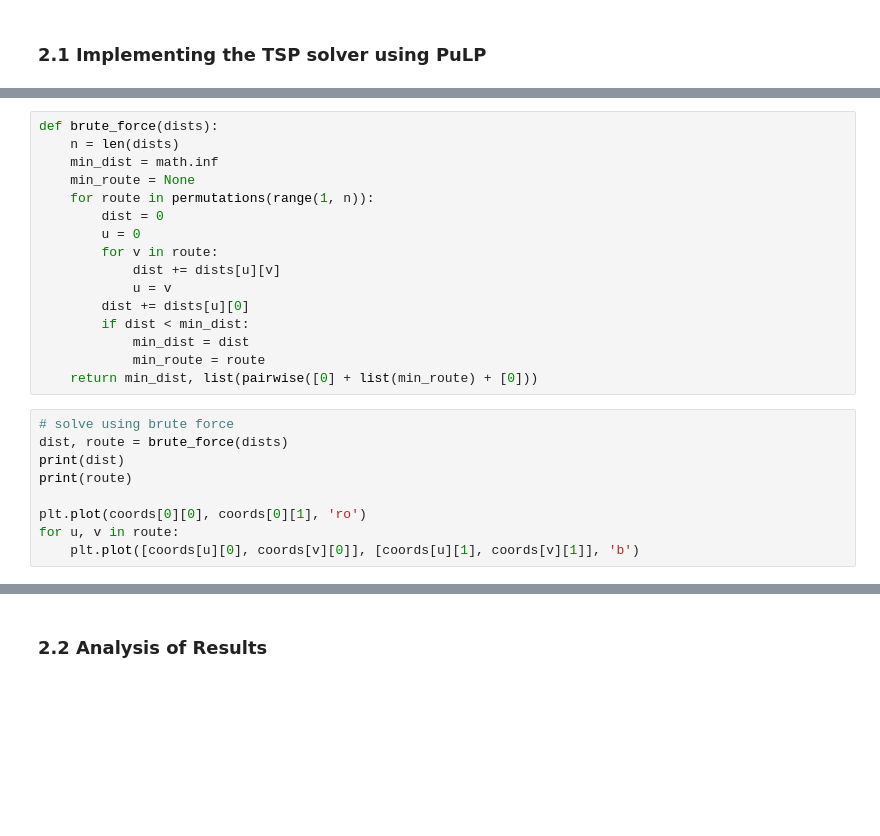
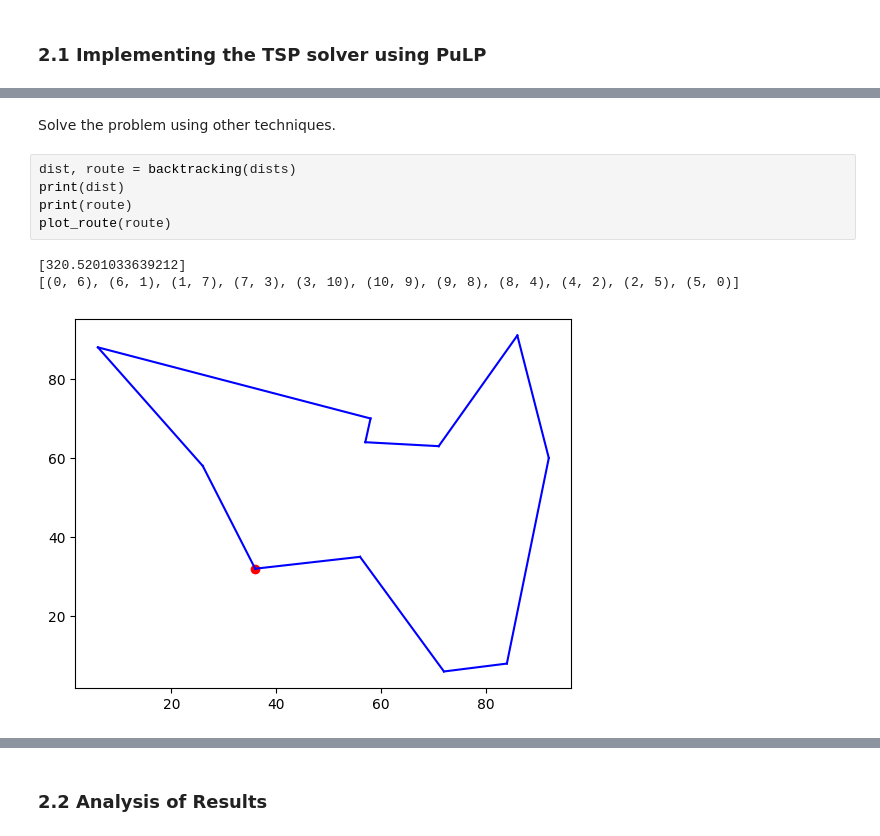
Before and after one commit to my612/Quantamania, a Jupyter notebook: Final.ipynb, the cells around one changed output, grey strips where cells are left out. Saved outputs shown, nothing was run; the diff lists cells and outputs as text; blank space fills up the shorter version.

```diff
--- a/Final.ipynb
+++ b/Final.ipynb
@@ -191,25 +273,11 @@ for u, v in route:
-# %%
-def brute_force(dists):
-    n = len(dists)
-    min_dist = math.inf
-    min_route = None
-    for route in permutations(range(1, n)):
-        dist = 0
-        u = 0
-        for v in route:
-            dist += dists[u][v]
-            u = v
-        dist += dists[u][0]
-        if dist < min_dist:
-            min_dist = dist
-            min_route = route
-    return min_dist, list(pairwise([0] + list(min_route) + [0]))
-# %%
-# solve using brute force
-dist, route = brute_force(dists)
-print(dist)
-print(route)
-
-plt.plot(coords[0][0], coords[0][1], 'ro')
-for u, v in route:
-    plt.plot([coords[u][0], coords[v][0]], [coords[u][1], coords[v][1]], 'b')
+# %% [markdown]
+Solve the problem using other techniques.
+# %%
+dist, route = backtracking(dists)
+print(dist)
+print(route)
+plot_route(route)
+# %% [output]
+[320.5201033639212]
+[(0, 6), (6, 1), (1, 7), (7, 3), (3, 10), (10, 9), (9, 8), (8, 4), (4, 2), (2, 5), (5, 0)]
+[figure, added]
```
Also changed, not shown: parts of 16 cells of this notebook.
